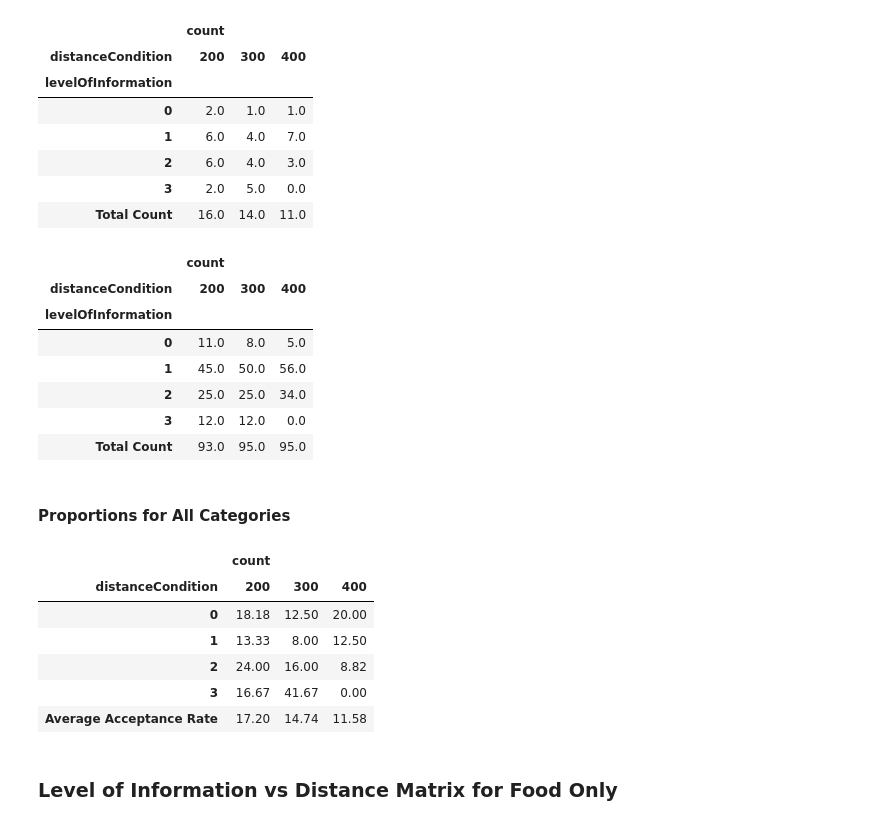
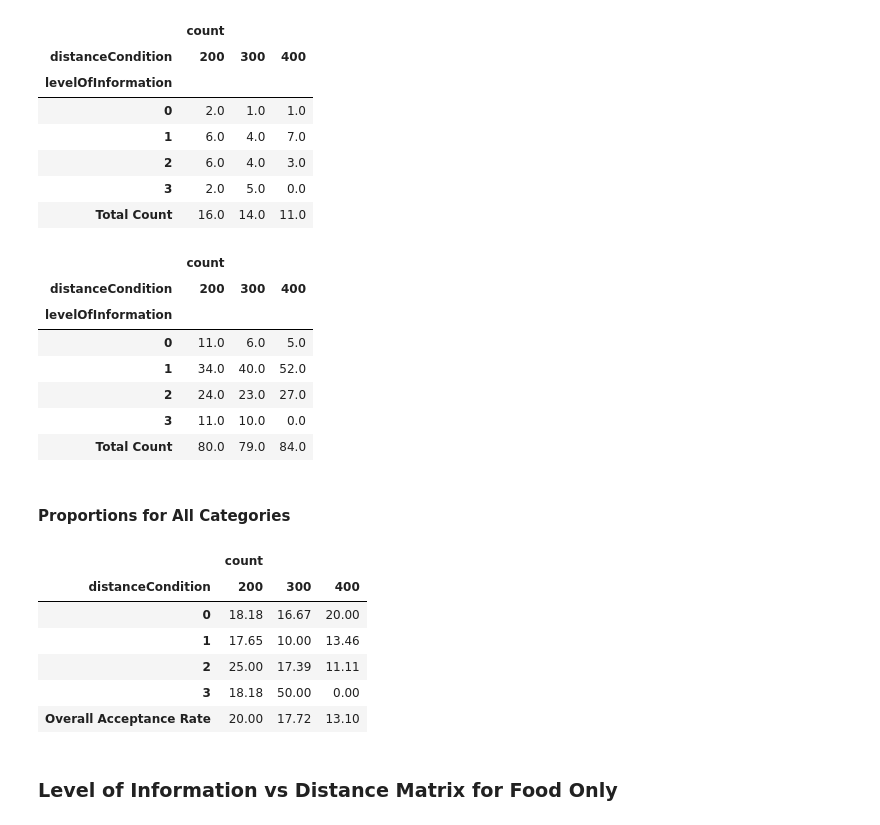
Before and after one commit to NUDelta/les-study-analysis, a Jupyter notebook: expand-exploit-study-analysis.ipynb, the cells around one changed output. Drawn from its saved outputs; the diff is of its cells as text; code cells hidden in the pictures.

```diff
--- a/expand-exploit-study-analysis.ipynb
+++ b/expand-exploit-study-analysis.ipynb
@@ -344,0 +301,15 @@ sns.distplot(missed_notification_proportion['proportion'], bins=20, kde=False)
+# %%
+bad_users = ['D19F4706-30D0-4A02-8370-B7C18FA83C28',
+             '75200C4F-8F36-42BB-8412-CC61CAC749C1',
+             '5C7CE1E9-0F10-4AA0-93C0-A345D357A92F',
+             'C6378548-C814-463E-B508-1832F9354819',
+             '11B8092A-E445-4B65-AE36-38AD9CAA443A']
+# %%
+cleaned_merged_expand = merged_expand[~merged_expand['vendorId'].isin(bad_users)]
+simplified_merged_expand = cleaned_merged_expand[['distanceCondition', 'levelOfInformation', 'tag', 'emaResponse']]
+
+# UNCOMMENT TO IGNORE MISSED NOTIFICATIONS
+# simplified_merged_expand = simplified_merged_expand[simplified_merged_expand['emaResponse'] != 'missed notification']
+
+simplified_merged_expand['wantToGo'] = 'no'
+simplified_merged_expand.loc[simplified_merged_expand['emaResponse'].isin(['Yes, but I was already going there.', 'Yes! Great to know, I\'m going to go now!']), 'wantToGo'] = 'yes'
@@ -414,26 +500,26 @@ acceptance_mat_total_count
 |  | count |  |  |
 | distanceCondition | 200 | 300 | 400 |
 | levelOfInformation |  |  |  |
-| 0 | 11.0 | 8.0 | 5.0 |
-| 1 | 45.0 | 50.0 | 56.0 |
-| 2 | 25.0 | 25.0 | 34.0 |
-| 3 | 12.0 | 12.0 | 0.0 |
-| Total Count | 93.0 | 95.0 | 95.0 |
+| 0 | 11.0 | 6.0 | 5.0 |
+| 1 | 34.0 | 40.0 | 52.0 |
+| 2 | 24.0 | 23.0 | 27.0 |
+| 3 | 11.0 | 10.0 | 0.0 |
+| Total Count | 80.0 | 79.0 | 84.0 |
 # %% [markdown]
 #### Proportions for All Categories
 # %%
 # format table
 acceptance_mat_yes_prop = round((100 * acceptance_mat_yes_count / acceptance_mat_total_count).fillna(0), 2)
-acceptance_mat_yes_prop.index = ['0', '1', '2', '3', 'Average Acceptance Rate']
+acceptance_mat_yes_prop.index = ['0', '1', '2', '3', 'Overall Acceptance Rate']
 acceptance_mat_yes_prop
 # %% [output]
 |  | count |  |  |
 | distanceCondition | 200 | 300 | 400 |
-| 0 | 18.18 | 12.50 | 20.00 |
-| 1 | 13.33 | 8.00 | 12.50 |
-| 2 | 24.00 | 16.00 | 8.82 |
-| 3 | 16.67 | 41.67 | 0.00 |
-| Average Acceptance Rate | 17.20 | 14.74 | 11.58 |
+| 0 | 18.18 | 16.67 | 20.00 |
+| 1 | 17.65 | 10.00 | 13.46 |
+| 2 | 25.00 | 17.39 | 11.11 |
+| 3 | 18.18 | 50.00 | 0.00 |
+| Overall Acceptance Rate | 20.00 | 17.72 | 13.10 |
 # %% [markdown]
 ### Level of Information vs Distance Matrix for Food Only
 # %%
```
Also changed, not shown: parts of 25 cells of this notebook, 1 other file.
